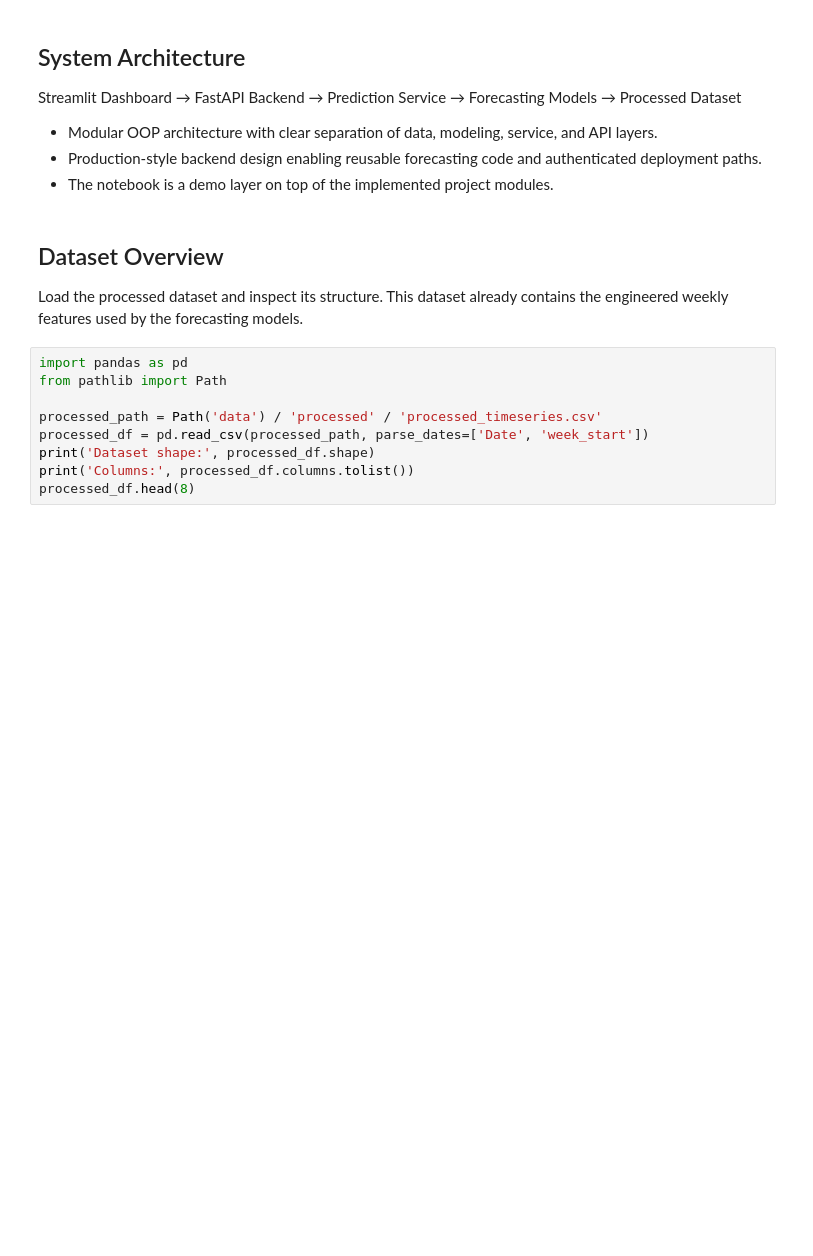
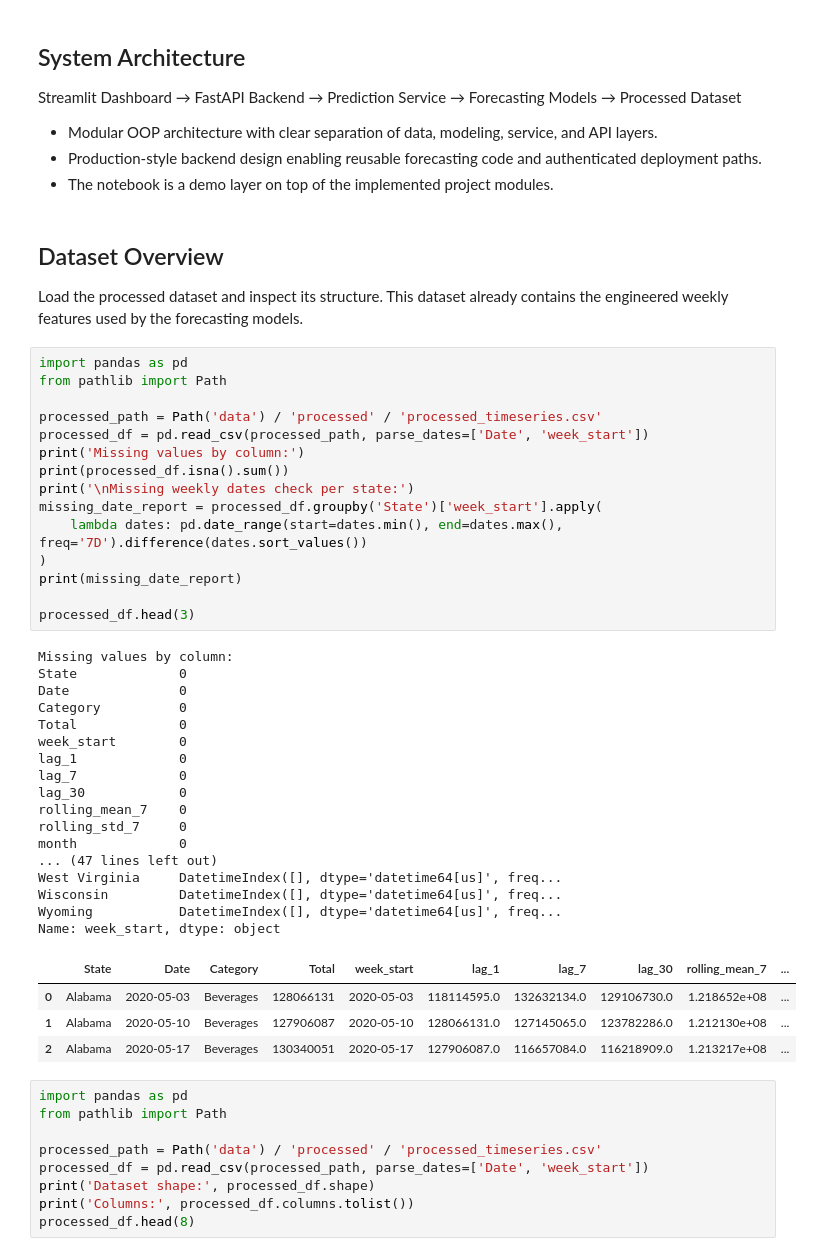
Before and after one commit to jsm1306/Time-Series-based-Forecasting-System, a Jupyter notebook: Forecasting_System_Demo.ipynb, the cells around one changed output. Drawn from its saved outputs; the diff is of its cells as text; blank space fills up the shorter version.

```diff
--- a/Forecasting_System_Demo.ipynb
+++ b/Forecasting_System_Demo.ipynb
@@ -18,6 +18,43 @@ Streamlit Dashboard  →  FastAPI Backend  →  Prediction Service  →  Forecas
 ## Dataset Overview
 
 Load the processed dataset and inspect its structure. This dataset already contains the engineered weekly features used by the forecasting models.
+# %%
+import pandas as pd
+from pathlib import Path
+
+processed_path = Path('data') / 'processed' / 'processed_timeseries.csv'
+processed_df = pd.read_csv(processed_path, parse_dates=['Date', 'week_start'])
+print('Missing values by column:')
+print(processed_df.isna().sum())
+print('\nMissing weekly dates check per state:')
+missing_date_report = processed_df.groupby('State')['week_start'].apply(
+    lambda dates: pd.date_range(start=dates.min(), end=dates.max(), freq='7D').difference(dates.sort_values())
+)
+print(missing_date_report)
+
+processed_df.head(3)
+# %% [output]
+Missing values by column:
+State             0
+Date              0
+Category          0
+Total             0
+week_start        0
+lag_1             0
+lag_7             0
+lag_30            0
+rolling_mean_7    0
+rolling_std_7     0
+month             0
+... (47 lines left out)
+West Virginia     DatetimeIndex([], dtype='datetime64[us]', freq...
+Wisconsin         DatetimeIndex([], dtype='datetime64[us]', freq...
+Wyoming           DatetimeIndex([], dtype='datetime64[us]', freq...
+Name: week_start, dtype: object
+|  | State | Date | Category | Total | week_start | lag_1 | lag_7 | lag_30 | rolling_mean_7 | ... |
+| 0 | Alabama | 2020-05-03 | Beverages | 128066131 | 2020-05-03 | 118114595.0 | 132632134.0 | 129106730.0 | 1.218652e+08 | ... |
+| 1 | Alabama | 2020-05-10 | Beverages | 127906087 | 2020-05-10 | 128066131.0 | 127145065.0 | 123782286.0 | 1.212130e+08 | ... |
+| 2 | Alabama | 2020-05-17 | Beverages | 130340051 | 2020-05-17 | 127906087.0 | 116657084.0 | 116218909.0 | 1.213217e+08 | ... |
 # %%
 import pandas as pd
 from pathlib import Path
```
Also changed, not shown: 8 other files.
